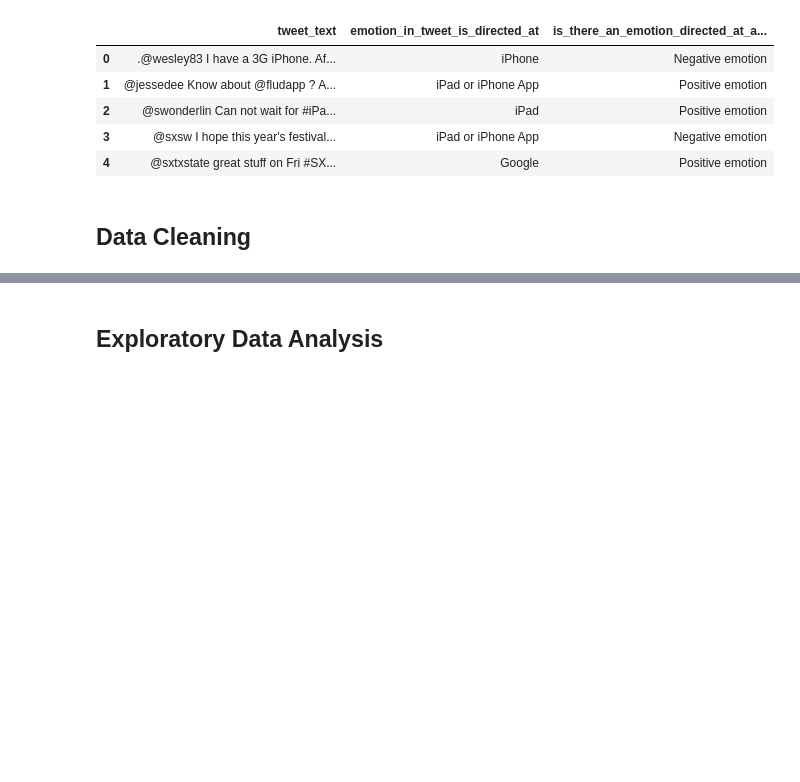
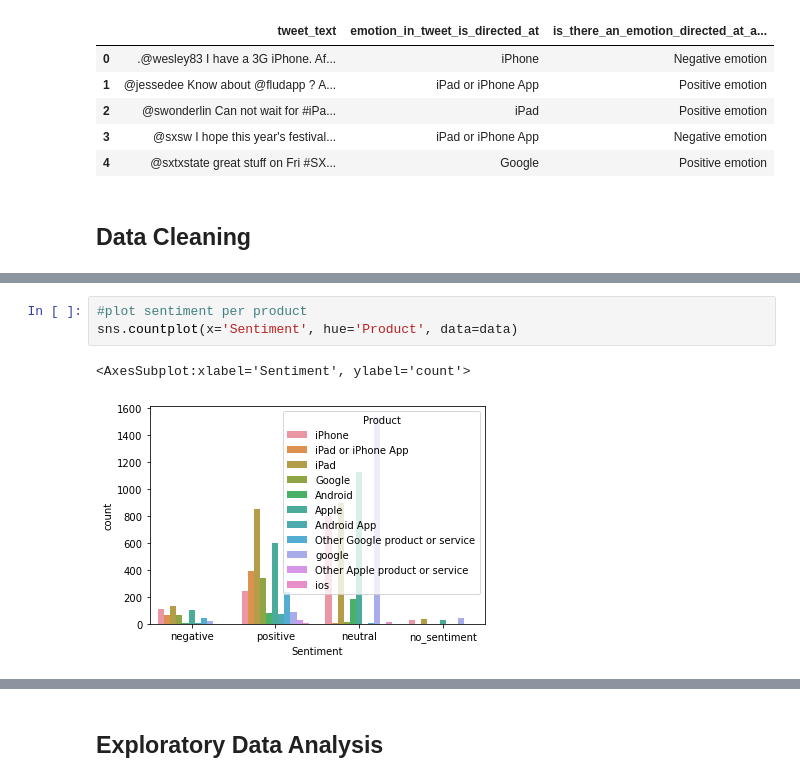
Before and after one commit to jgatharia/Phase_4_Project_, a Jupyter notebook: ruth.ipynb, the cells around one changed output, grey strips where cells are left out. Saved outputs shown, nothing was run; the diff lists cells and outputs as text; blank space fills up the shorter version.

```diff
--- a/ruth.ipynb
+++ b/ruth.ipynb
@@ -151,0 +200,6 @@ Name: emotion, dtype: int64
+# %%
+#plot sentiment per product
+sns.countplot(x='Sentiment', hue='Product', data=data)
+# %% [output]
+<AxesSubplot:xlabel='Sentiment', ylabel='count'>
+[figure, added]
```
Also changed, not shown: parts of 44 cells of this notebook.
